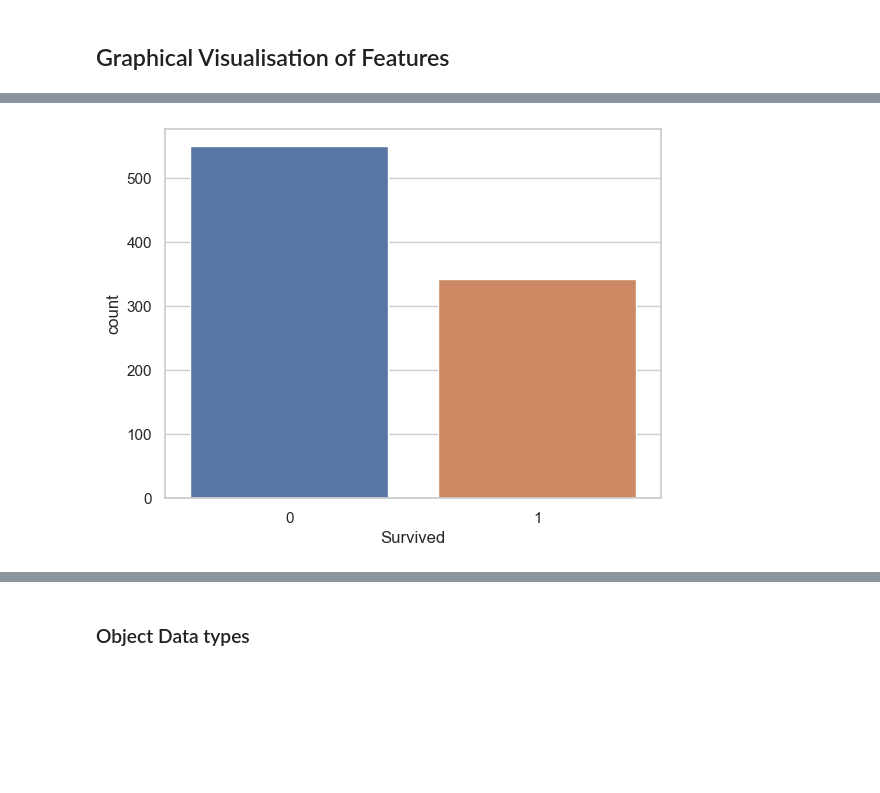
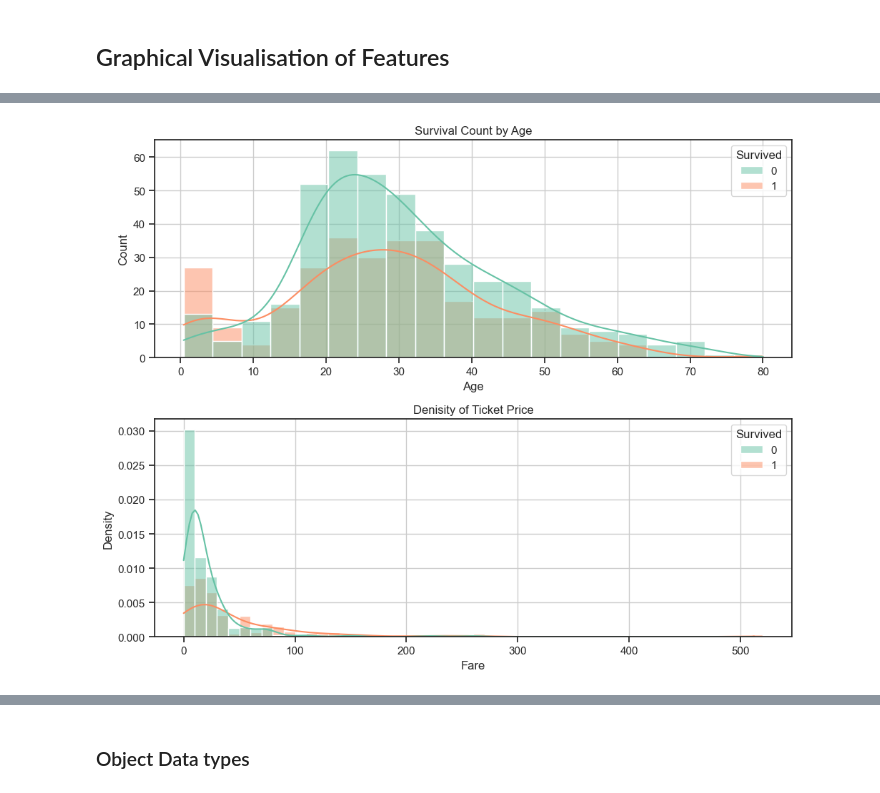
Before and after one commit to joshashton/titanic-ML-from-disaster, a Jupyter notebook: titanic.ipynb, the cells around one changed output, grey strips where cells are left out. Drawn from its saved outputs; the diff is of its cells as text; code cells hidden in the pictures; blank space fills up the shorter version.

```diff
--- a/titanic.ipynb
+++ b/titanic.ipynb
@@ -132,34 +146,30 @@ plt.show()
 # %%
 #histogram plot
+fig, axes = plt.subplots(2, 1, figsize=(10, 8))
+#set colours
+sns.set_style("ticks",{'axes.grid' : True})
+
 #Survival Count by Age
-axe = plt.subplot2grid((3, 3), (2, 0), colspan=2, fig=fig)
-axe.clear()
-sns.histplot(df, x="Age", hue="Survived", kde=True, ax=axe)
-axe.set_title("Survival Count by Age")
+sns.histplot(df, x="Age", hue="Survived", kde=True, ax=axes[0])
+axes[0].set_title("Survival Count by Age")
 
-# Clear the overlapping subplots
-axes[2, 0].remove()
-axes[2, 1].remove()
+#normalize
+#fare against survival density
+#change bins 10s - 100+
+#survival percentage with box plots of price range
+#boxenplot
+sns.histplot(
+    df, x="Fare", hue="Survived",kde = True,stat = 'density',ax=axes[1], bins = 10, binwidth =  10)
+axes[1].set_title("Denisity of Ticket Price")
 
+#sns.kdeplot(
+ #  data=df, x="Fare", hue="Survived",
+  # fill=True, common_norm=False, palette="crest",
+  # alpha=.5, linewidth=0,ax=axes[1]
+#)
 
-#fare against density
-sns.histplot(
-    df, x="Fare", hue="Survived",kde = True,stat = 'density')
-
-
-#Catagorize by first character of each ticket
-ticketType = df['Ticket'].str[0]
-
-ticket = pd.DataFrame(ticketType)
-print(ticketType.value_counts())
-
-#plot of first letter of ticket against survival
-ticket['Survived'] = df['Survived']
-sns.countplot(x="Ticket", data=ticket,hue=ticket['Survived'].astype(str))
+# Adjust layout
+plt.tight_layout()
+plt.show()
+# %% [output]
+[figure, added]
-# %%
-# Set style
-sns.set(style="whitegrid")# Visualize with a countplot
-sns.countplot(x="Survived", data=df)
-plt.show()
-# %% [output]
-[figure, removed]
```
Also changed, not shown: parts of 10 cells of this notebook.
